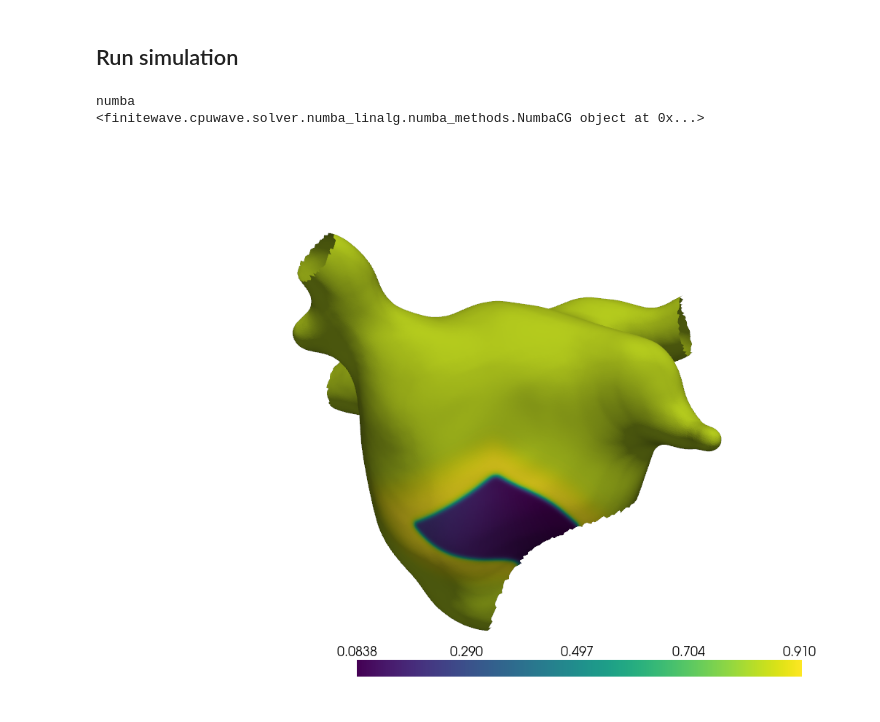
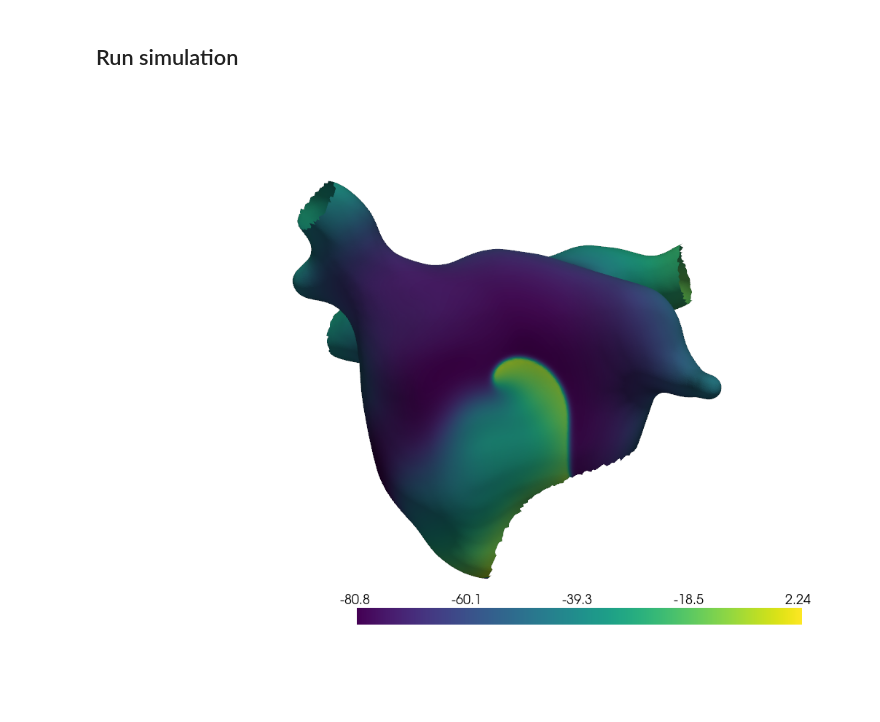
Before and after one commit to finitewave/Finitewave, a Jupyter notebook: Tutorials/SpiralWaveFromPhaseMap.ipynb, the cells around one changed output. Cells and saved outputs as stored; diff of their text form; code cells hidden in the pictures; blank space fills up the shorter version.

```diff
--- a/Tutorials/SpiralWaveFromPhaseMap.ipynb
+++ b/Tutorials/SpiralWaveFromPhaseMap.ipynb
@@ -197,7 +117,7 @@ vectors_0 = project_local_per_vector(x_axis_0, vectors_0, normals_0)
 
 angles_0 = np.arctan2(vectors_0[:, 1], vectors_0[:, 0])
 
-phase_map = np.zeros(mesh.n_points)
+phase_map = np.ones(mesh.n_points) * -np.pi
 phase_map[inds] = angles_0
 
 pl = pv.Plotter()
@@ -273,28 +200,34 @@ plt.show()
 # %%
 tissue = fw.CardiacTissueElements(coords, elems, "Triangle")
 
-model = fw.BuenoOrovio()
-model.set_parameters(model_parameters)
-model.prepacing(stim_prepacing)
+cardiac_model = fw.Courtemanche()
+cardiac_model.gk1 *= 2
+cardiac_model.gks *= 2
+cardiac_model.gkr *= 1.6
+cardiac_model.gkur *= 0.5
+cardiac_model.gcal *= 0.45
+cardiac_model.gto *= 0.35
+cardiac_model.ipcamax *= 1.5
+cardiac_model.inacamax *= 1.6
 
 # create model object and set up parameters:
-simulation = fw.CardiacSimulation(backend="numba")
+simulation = fw.CardiacSimulation(backend="mlx")
 simulation.dt = 0.01
-simulation.t_max = 10
-simulation.cardiac_model = model
+simulation.t_max = 300
+simulation.cardiac_model = cardiac_model
 simulation.cardiac_tissue = tissue
+simulation.solver = fw.CrankNicolsonSolver()
+simulation.solver.atol = 1e-6
 
 simulation.initialize()
-simulation.cardiac_model.set_variables(state_vars)
+simulation.cardiac_model.set_variables(state_vars, update_kernel_args=True)
 # run the model:
 simulation.run(initialize=False)
 
 # show the potential map at the end of calculations:
 pl = pv.Plotter()
-pl.add_mesh(mesh, scalars=model.u, show_edges=False)
+pl.add_mesh(mesh, scalars=cardiac_model.u, show_edges=False)
 pl.camera_position = camera_position
 pl.show()
 # %% [output]
-numba
-<finitewave.cpuwave.solver.numba_linalg.numba_methods.NumbaCG object at 0x...>
-[figure, old version]
+[figure, new version]
```
Also changed, not shown: parts of 4 cells of this notebook, 43 other files.
